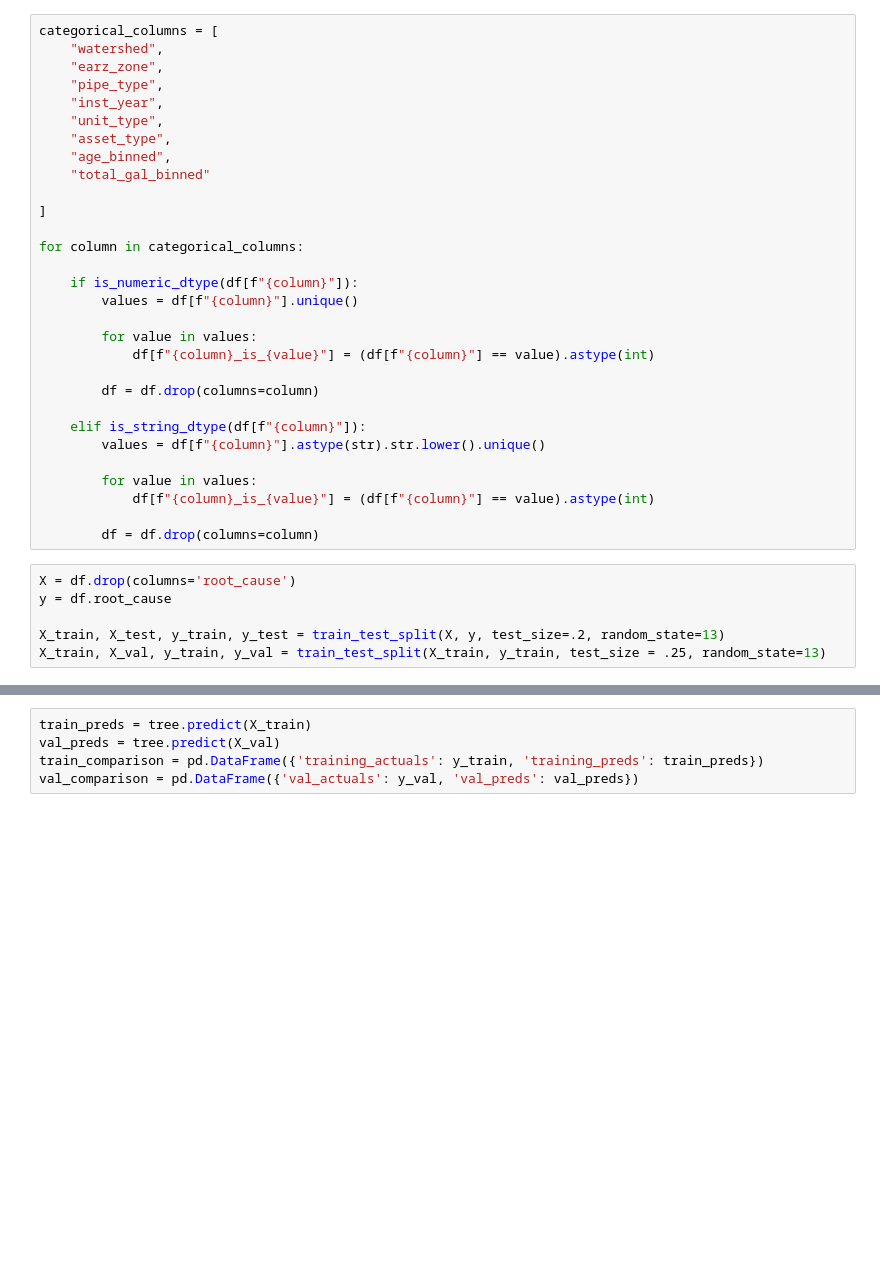
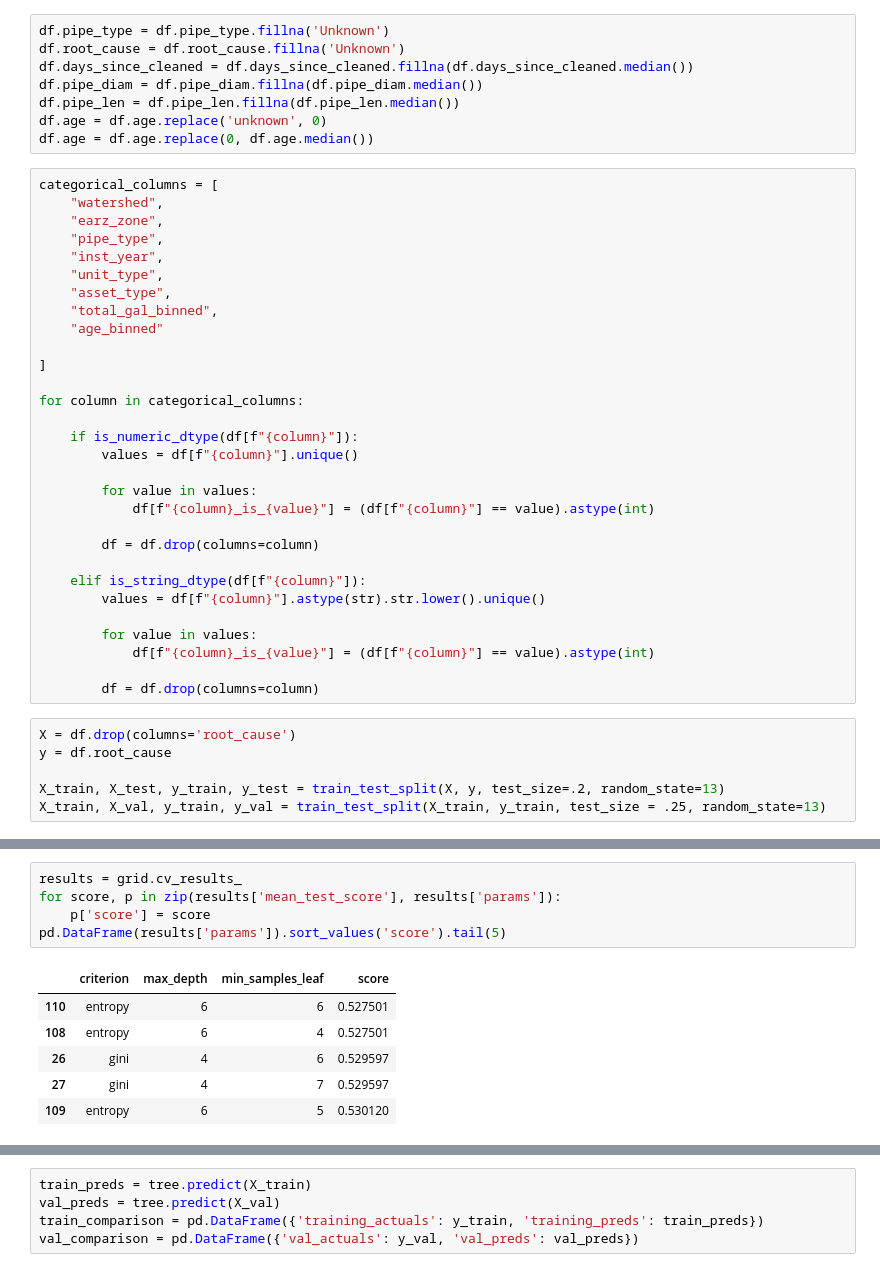
Before and after one commit to we-came-we-SAWS-we-conquered/saws-capstone-project, a Jupyter notebook: ryan-repo/model_testing.ipynb, the cells around one changed output, grey strips where cells are left out. Drawn from its saved outputs; the diff is of its cells as text; blank space fills up the shorter version.

```diff
--- a/ryan-repo/model_testing.ipynb
+++ b/ryan-repo/model_testing.ipynb
@@ -96,3 +88,11 @@ df.root_cause = df.root_cause.fillna('Unknown')
+# %%
+df.pipe_type = df.pipe_type.fillna('Unknown')
+df.root_cause = df.root_cause.fillna('Unknown')
+df.days_since_cleaned = df.days_since_cleaned.fillna(df.days_since_cleaned.median())
+df.pipe_diam = df.pipe_diam.fillna(df.pipe_diam.median())
+df.pipe_len = df.pipe_len.fillna(df.pipe_len.median())
+df.age = df.age.replace('unknown', 0)
+df.age = df.age.replace(0, df.age.median())
 # %%
 categorical_columns = [
     "watershed",
@@ -101,8 +101,8 @@ categorical_columns = [
     "inst_year",
     "unit_type",
     "asset_type",
-    "age_binned",
-    "total_gal_binned"
+    "total_gal_binned",
+    "age_binned"
 
 ]
 
@@ -132 +141,13 @@ X_train, X_val, y_train, y_val = train_test_split(X_train, y_train, test_size =
+# %%
+results = grid.cv_results_
+for score, p in zip(results['mean_test_score'], results['params']):
+    p['score'] = score
+pd.DataFrame(results['params']).sort_values('score').tail(5)
+# %% [output]
+|  | criterion | max_depth | min_samples_leaf | score |
+| 110 | entropy | 6 | 6 | 0.527501 |
+| 108 | entropy | 6 | 4 | 0.527501 |
+| 26 | gini | 4 | 6 | 0.529597 |
+| 27 | gini | 4 | 7 | 0.529597 |
+| 109 | entropy | 6 | 5 | 0.530120 |
 # %%
```
Also changed, not shown: parts of 12 cells of this notebook.
